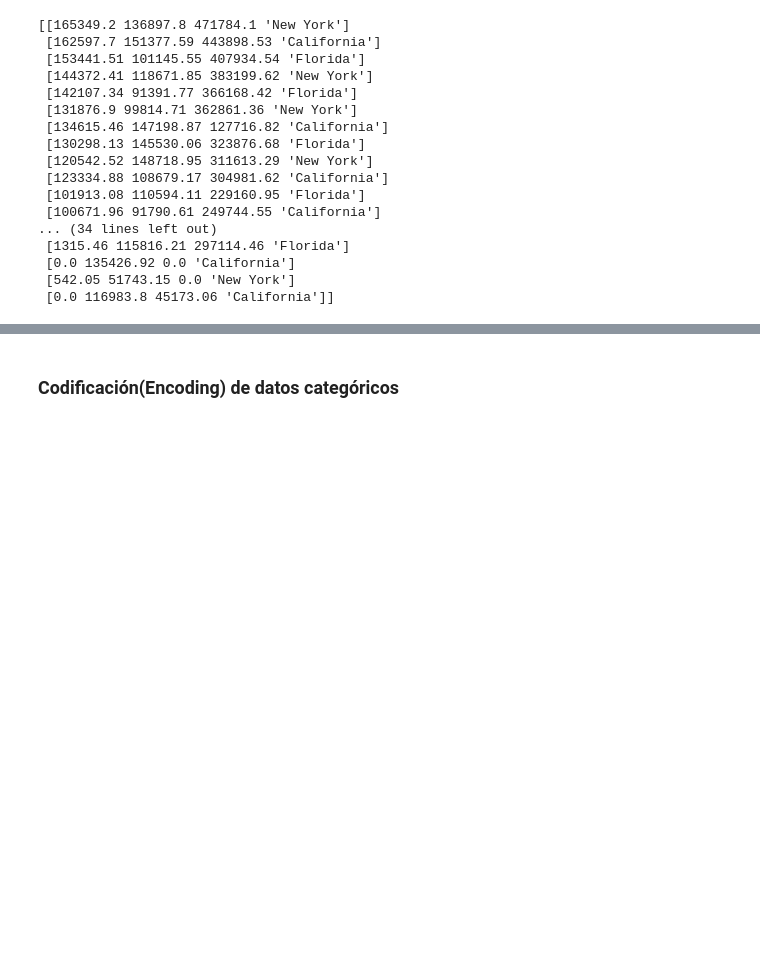
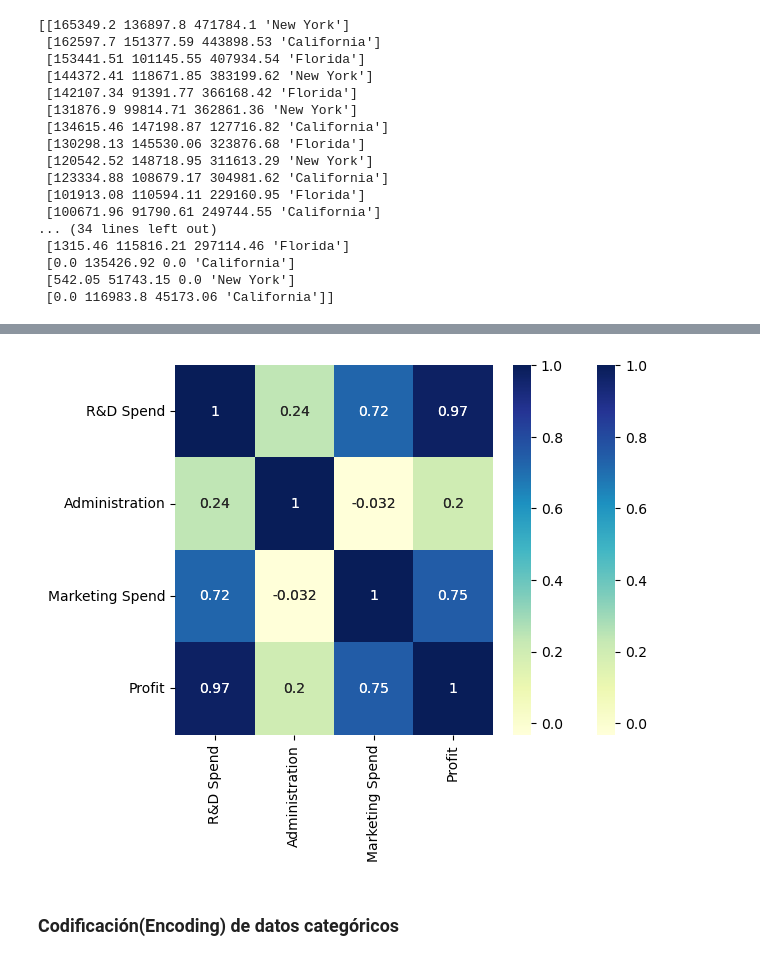
Before and after one commit to mich7095/analisis-estadistico-multivariado, a Jupyter notebook: practica_2/multiple_linear_regression.ipynb, the cells around one changed output, grey strips where cells are left out. Drawn from its saved outputs; the diff is of its cells as text; code cells hidden in the pictures; blank space fills up the shorter version.

```diff
--- a/practica_2/multiple_linear_regression.ipynb
+++ b/practica_2/multiple_linear_regression.ipynb
@@ -43,3 +55,17 @@ print(X)
+# %%
+# correlation de las variables
+
+# Calculando la correlacion
+correlacion=dataset.corr()
+correlacion
+# Graficando la correlación
+sns.heatmap(correlacion, annot=True,
+xticklabels=correlacion.columns,
+yticklabels=correlacion.columns,
+cmap='YlGnBu')
+plt.show()
+# %% [output]
+[figure, added]
 # %% [markdown]
 ### Codificación(Encoding) de datos categóricos
 # %%
```
Also changed, not shown: parts of 3 cells of this notebook.
